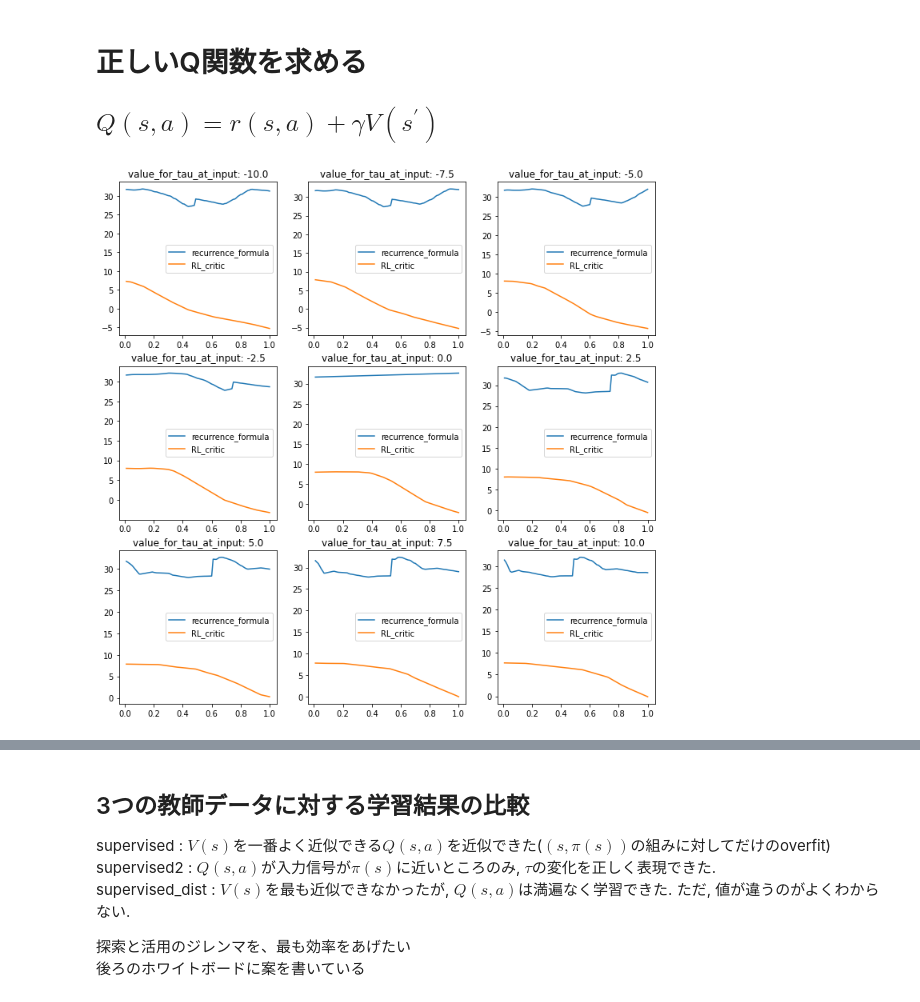
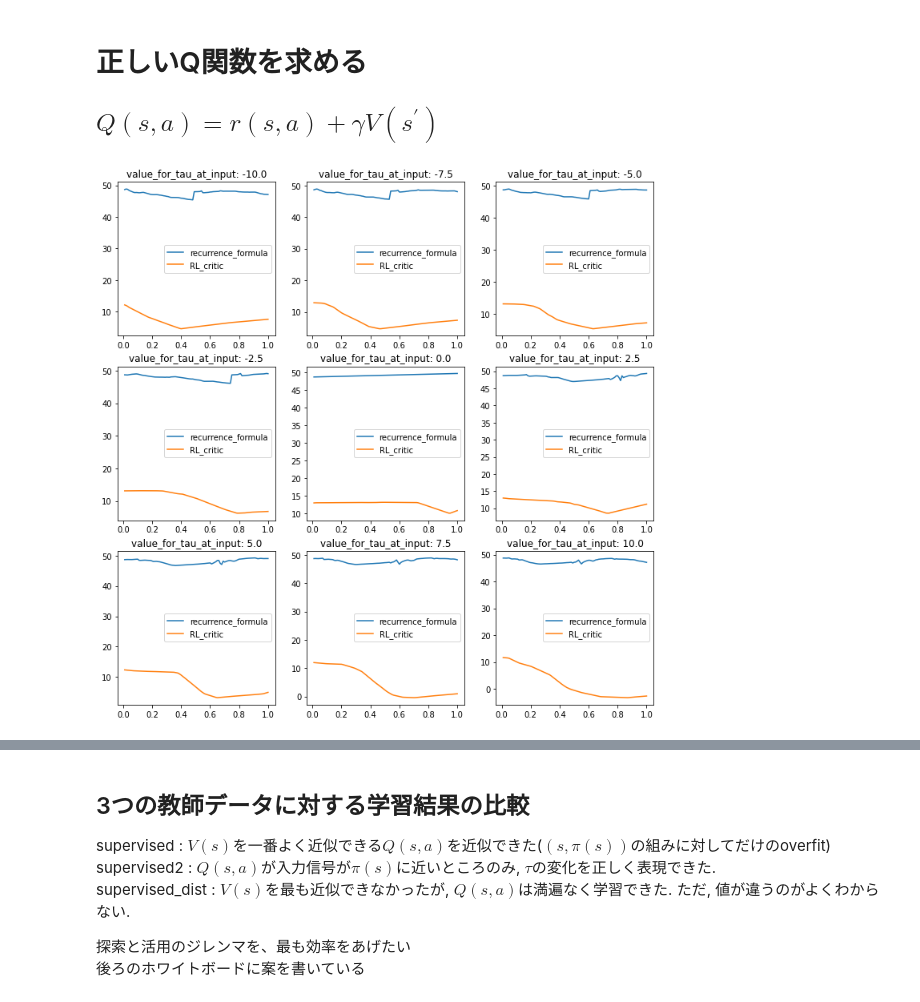
Before and after one commit to ibuki1024/eventDDPG, a Jupyter notebook: notebook/self_trigger/critic_approximation.ipynb, the cells around one changed output, grey strips where cells are left out. Drawn from its saved outputs; the diff is of its cells as text; code cells hidden in the pictures.

```diff
--- a/notebook/self_trigger/critic_approximation.ipynb
+++ b/notebook/self_trigger/critic_approximation.ipynb
@@ -448,32 +448,29 @@ plt.legend()
 # 正しいQ関数を求める
 ## $Q(s,a) = r(s,a) + \gamma V(s^{\prime})$
 # %%
-a.actor.load_weights('./saved_agent/learned_self_clipped2_actor.h5')
+a.actor.load_weights('./saved_agent/learned_self_clipped4_actor.h5')
 # %%
 %matplotlib inline
 taus = np.linspace(0.01,1.0,100)
 inputs = np.linspace(-10, 10, 9)
 state = np.array([.0,.0])
 
 plt.figure(figsize=(12,12))
 for i, inp in enumerate(inputs):
     plt.subplot(3,3,i+1)
     fq = []
     #fs = []
     fl = []
     for tau in taus:
         action = np.array([inp, tau])
-        a.critic.load_weights('./saved_agent/learned_self_clipped2_critic_supervised.h5') # value function計算用
+        a.critic.load_weights('./saved_agent/learned_self_clipped4_critic_supervised.h5') # value function計算用
         fq.append(learned_Q(state, action, a, env))
-        #a.critic.load_weights('./saved_agent/learned_self_clipped_critic_supervised_dist.h5')
-        #fs.append(value_for_one_state(action, a, state=state))
-        a.critic.load_weights('./saved_agent/learned_self_clipped2_critic.h5')
+        a.critic.load_weights('./saved_agent/learned_self_clipped4_critic.h5')
         fl.append(value_for_one_state(action, a, state=state))
     plt.plot(taus, fq, label='recurrence_formula')
     plt.plot(taus, fl, label='RL_critic')
-    #plt.plot(taus, fs, label='supervised_critic')
     plt.title(f'value_for_tau_at_input: {inp}')
     plt.legend()
 plt.show()
 # %% [output]
-[figure, old version]
+[figure, new version]
```
Also changed, not shown: parts of 5 cells of this notebook.
